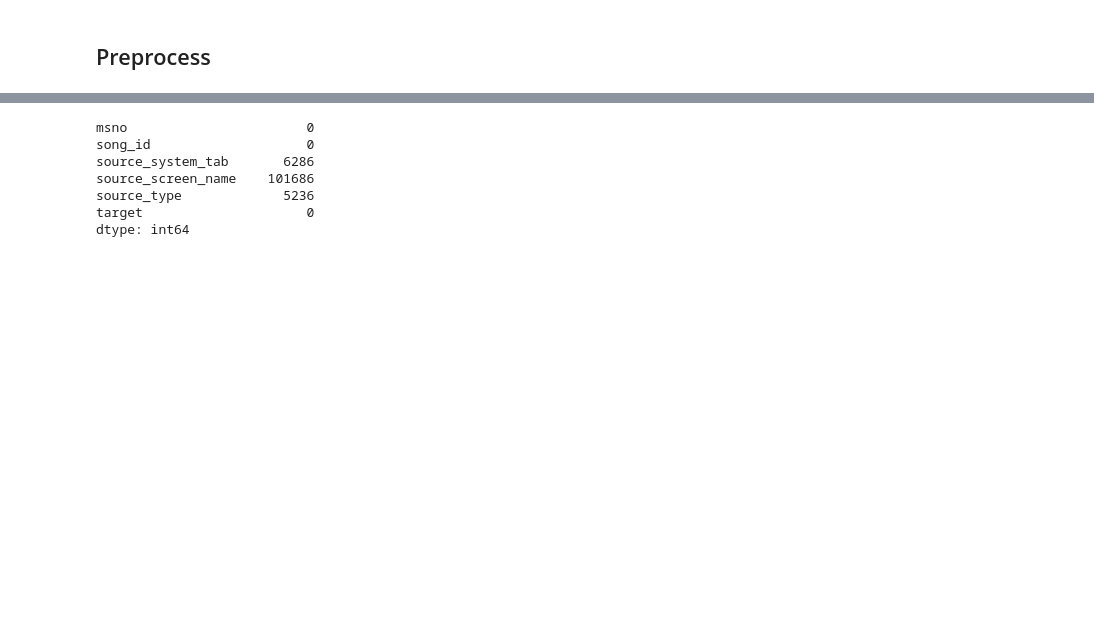
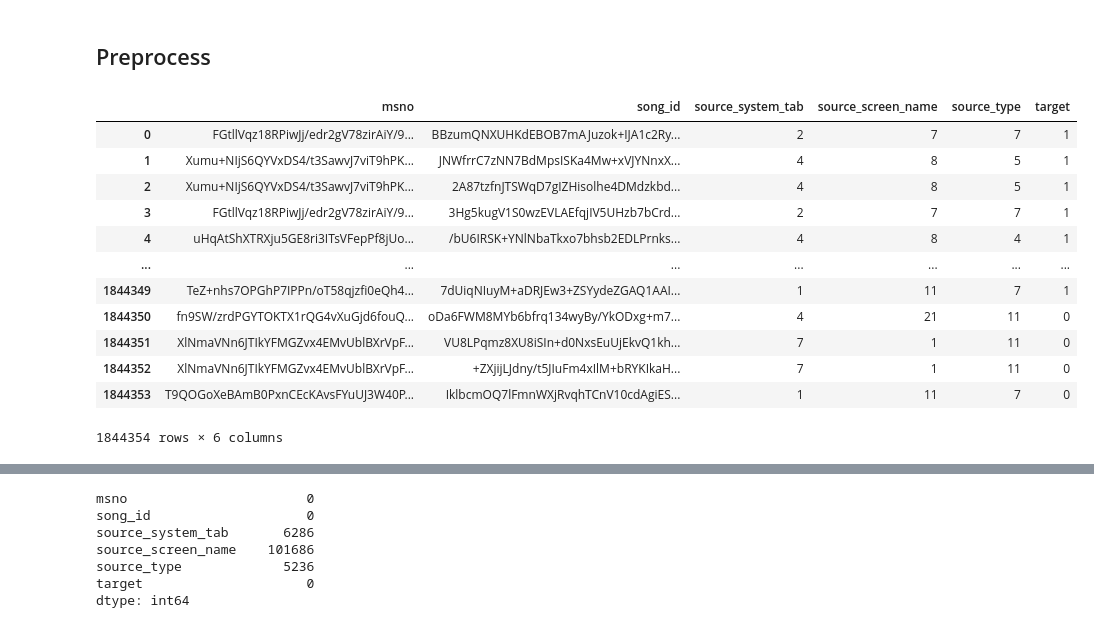
Before and after one commit to Junxiao-Zhao/KKBox_Music_Recommendation_System, a Jupyter notebook: notebooks/DeepFM.ipynb, the cells around one changed output, grey strips where cells are left out. Drawn from its saved outputs; the diff is of its cells as text; code cells hidden in the pictures; blank space fills up the shorter version.

```diff
--- a/notebooks/DeepFM.ipynb
+++ b/notebooks/DeepFM.ipynb
@@ -28,0 +189,17 @@ members_df = pd.read_csv('../data/members.csv')
+# %%
+pp.transform_train_test(train_df)
+train_df
+# %% [output]
+|  | msno | song_id | source_system_tab | source_screen_name | source_type | target |
+| 0 | FGtllVqz18RPiwJj/edr2gV78zirAiY/9... | BBzumQNXUHKdEBOB7mAJuzok+IJA1c2Ry... | 2 | 7 | 7 | 1 |
+| 1 | Xumu+NIjS6QYVxDS4/t3SawvJ7viT9hPK... | JNWfrrC7zNN7BdMpsISKa4Mw+xVJYNnxX... | 4 | 8 | 5 | 1 |
+| 2 | Xumu+NIjS6QYVxDS4/t3SawvJ7viT9hPK... | 2A87tzfnJTSWqD7gIZHisolhe4DMdzkbd... | 4 | 8 | 5 | 1 |
+| 3 | FGtllVqz18RPiwJj/edr2gV78zirAiY/9... | 3Hg5kugV1S0wzEVLAEfqjIV5UHzb7bCrd... | 2 | 7 | 7 | 1 |
+| 4 | uHqAtShXTRXju5GE8ri3ITsVFepPf8jUo... | /bU6IRSK+YNlNbaTkxo7bhsb2EDLPrnks... | 4 | 8 | 4 | 1 |
+| ... | ... | ... | ... | ... | ... | ... |
+| 1844349 | TeZ+nhs7OPGhP7IPPn/oT58qjzfi0eQh4... | 7dUiqNIuyM+aDRJEw3+ZSYydeZGAQ1AAI... | 1 | 11 | 7 | 1 |
+| 1844350 | fn9SW/zrdPGYTOKTX1rQG4vXuGjd6fouQ... | oDa6FWM8MYb6bfrq134wyBy/YkODxg+m7... | 4 | 21 | 11 | 0 |
+| 1844351 | XlNmaVNn6JTIkYFMGZvx4EMvUblBXrVpF... | VU8LPqmz8XU8iSIn+d0NxsEuUjEkvQ1kh... | 7 | 1 | 11 | 0 |
+| 1844352 | XlNmaVNn6JTIkYFMGZvx4EMvUblBXrVpF... | +ZXjijLJdny/t5JIuFm4xIlM+bRYKIkaH... | 7 | 1 | 11 | 0 |
+| 1844353 | T9QOGoXeBAmB0PxnCEcKAvsFYuUJ3W40P... | IklbcmOQ7lFmnWXjRvqhTCnV10cdAgiES... | 1 | 11 | 7 | 0 |
+1844354 rows × 6 columns
```
Also changed, not shown: parts of 9 cells of this notebook, 1 other file.
